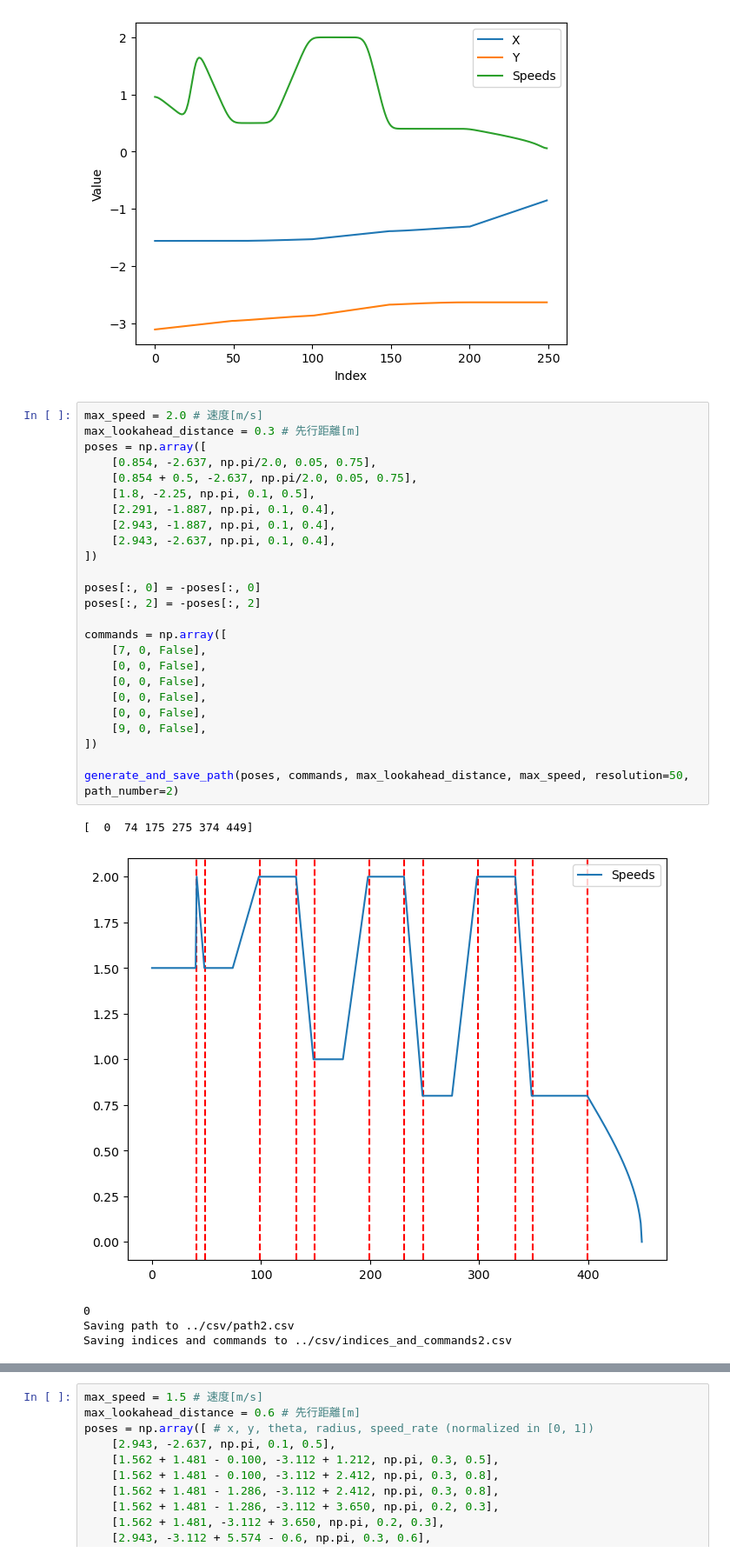
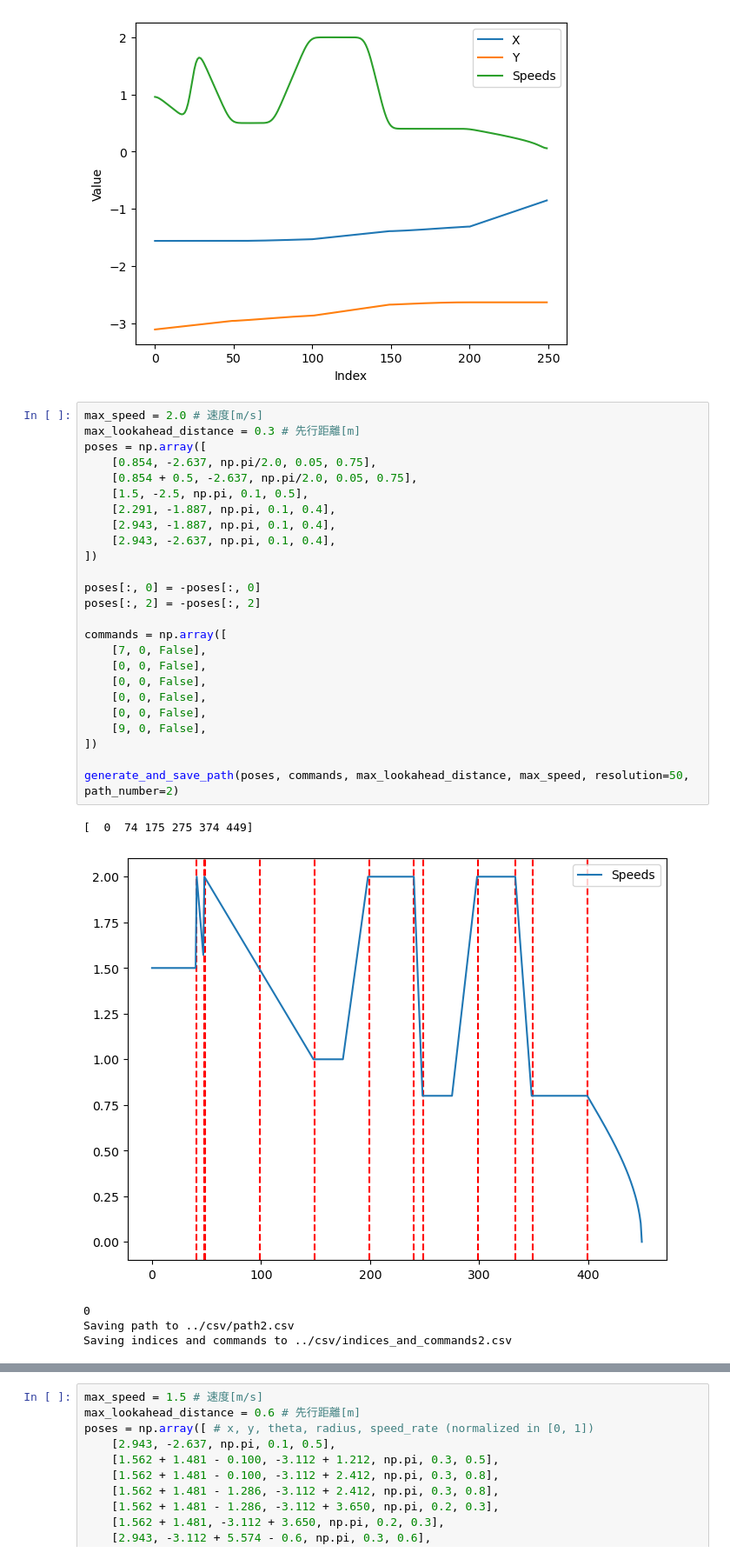
Before and after one commit to NeyagawaRobocons/chassis_haru_robo2024, a Jupyter notebook: pure_pursuit/pure_pursuit/pure_pursuit_test.ipynb, the cells around one changed output, grey strips where cells are left out. Shown at 87% size. Drawn from its saved outputs; the diff is of its cells as text.

```diff
--- a/pure_pursuit/pure_pursuit/pure_pursuit_test.ipynb
+++ b/pure_pursuit/pure_pursuit/pure_pursuit_test.ipynb
@@ -710,31 +710,31 @@ Saving indices and commands to ../csv/indices_and_commands1.csv
 # %%
 max_speed = 2.0 # 速度[m/s]
 max_lookahead_distance = 0.3 # 先行距離[m]
 poses = np.array([
     [0.854, -2.637, np.pi/2.0, 0.05, 0.75],
     [0.854 + 0.5, -2.637, np.pi/2.0, 0.05, 0.75],
-    [1.8, -2.25, np.pi, 0.1, 0.5],
+    [1.5, -2.5, np.pi, 0.1, 0.5],
     [2.291, -1.887, np.pi, 0.1, 0.4],
     [2.943, -1.887, np.pi, 0.1, 0.4],
     [2.943, -2.637, np.pi, 0.1, 0.4],
 ])
 
 poses[:, 0] = -poses[:, 0]
 poses[:, 2] = -poses[:, 2]
 
 commands = np.array([
     [7, 0, False],
     [0, 0, False],
     [0, 0, False],
     [0, 0, False],
     [0, 0, False],
     [9, 0, False],
 ])
 
 generate_and_save_path(poses, commands, max_lookahead_distance, max_speed, resolution=50, path_number=2)
 # %% [output]
 [  0  74 175 275 374 449]
-[figure, old version]
+[figure, new version]
 0
 Saving path to ../csv/path2.csv
 Saving indices and commands to ../csv/indices_and_commands2.csv
```
Also changed, not shown: parts of 1 cell of this notebook, 6 other files.
